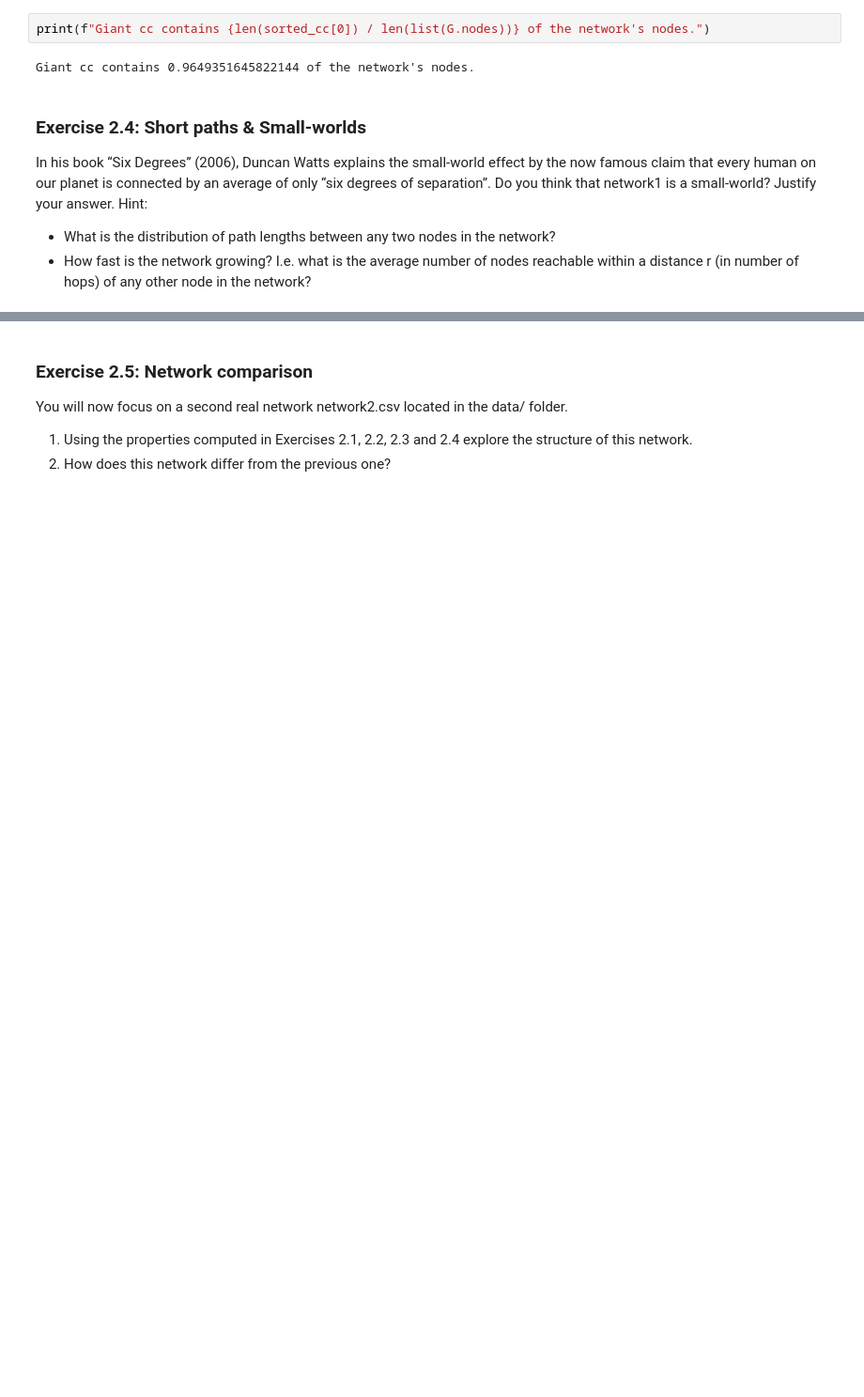
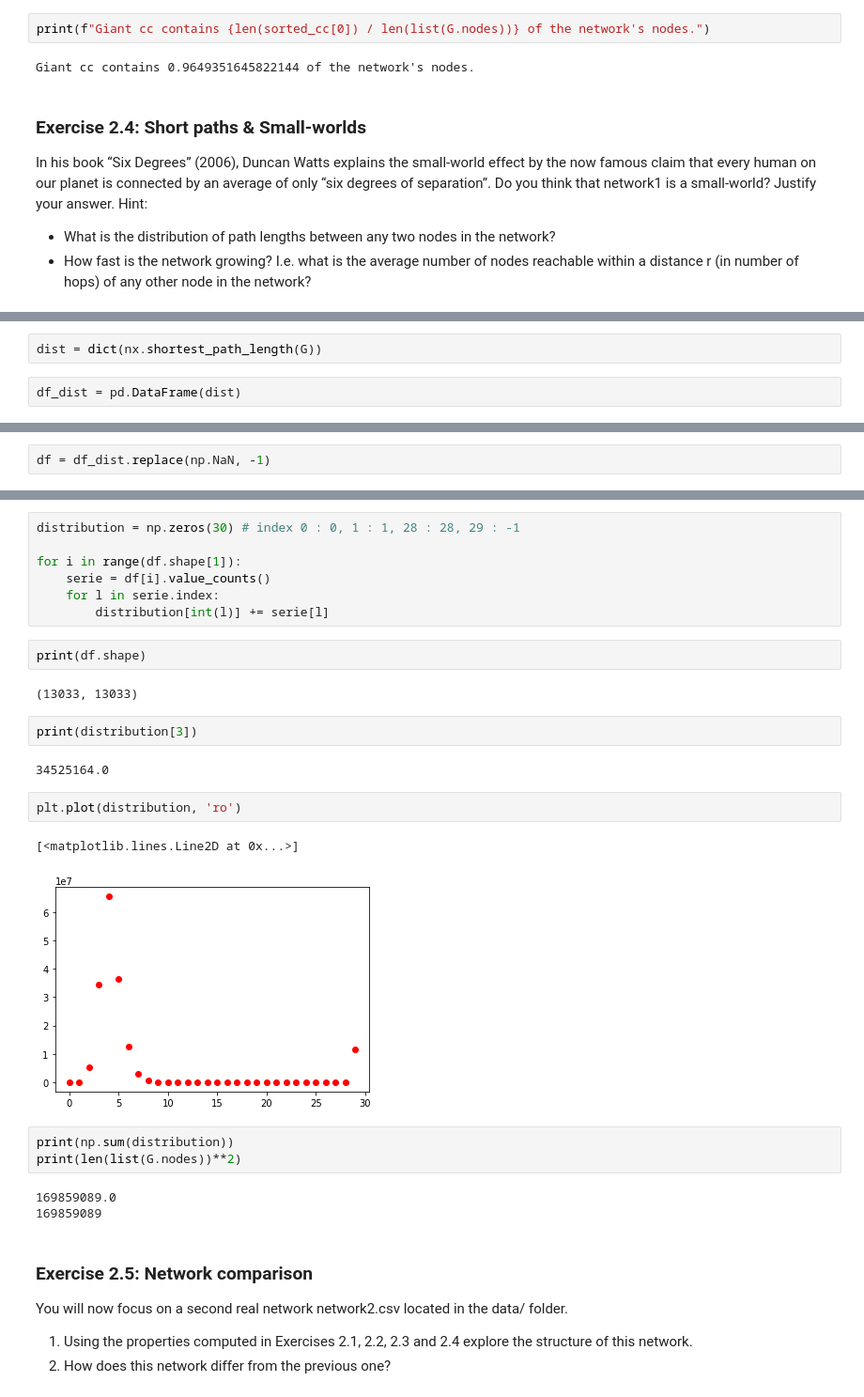
Before and after one commit to andreakiro/analyticat, a Jupyter notebook: lab-02/assignment/ix-lab2-notebook-part1.ipynb, the cells around one changed output, grey strips where cells are left out. Shown at 94% size. Drawn from its saved outputs; the diff is of its cells as text; blank space fills up the shorter version.

```diff
--- a/lab-02/assignment/ix-lab2-notebook-part1.ipynb
+++ b/lab-02/assignment/ix-lab2-notebook-part1.ipynb
@@ -217,0 +231,4 @@ plt.show()
+# %%
+dist = dict(nx.shortest_path_length(G))
+# %%
+df_dist = pd.DataFrame(dist)
@@ -217,0 +257,2 @@ plt.show()
+# %%
+df = df_dist.replace(np.NaN, -1)
@@ -218,3 +273,29 @@ plt.show()
+# %%
+distribution = np.zeros(30) # index 0 : 0, 1 : 1, 28 : 28, 29 : -1
+
+for i in range(df.shape[1]):
+    serie = df[i].value_counts()
+    for l in serie.index:
+        distribution[int(l)] += serie[l]
+# %%
+print(df.shape)
+# %% [output]
+(13033, 13033)
+# %%
+print(distribution[3])
+# %% [output]
+34525164.0
+# %%
+plt.plot(distribution, 'ro')
+# %% [output]
+[<matplotlib.lines.Line2D at 0x...>]
+[figure, added]
+# %%
+print(np.sum(distribution))
+print(len(list(G.nodes))**2)
+# %% [output]
+169859089.0
+169859089
 # %% [markdown]
 ### Exercise 2.5: Network comparison
 You will now focus on a second real network network2.csv located in the data/ folder.
```
Also changed, not shown: parts of 34 cells of this notebook, 1 other file.
